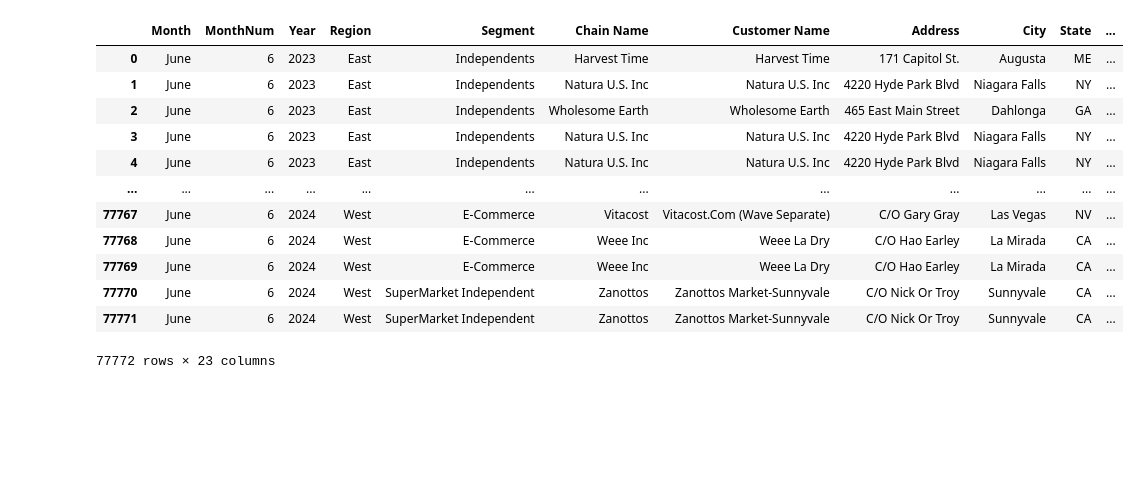
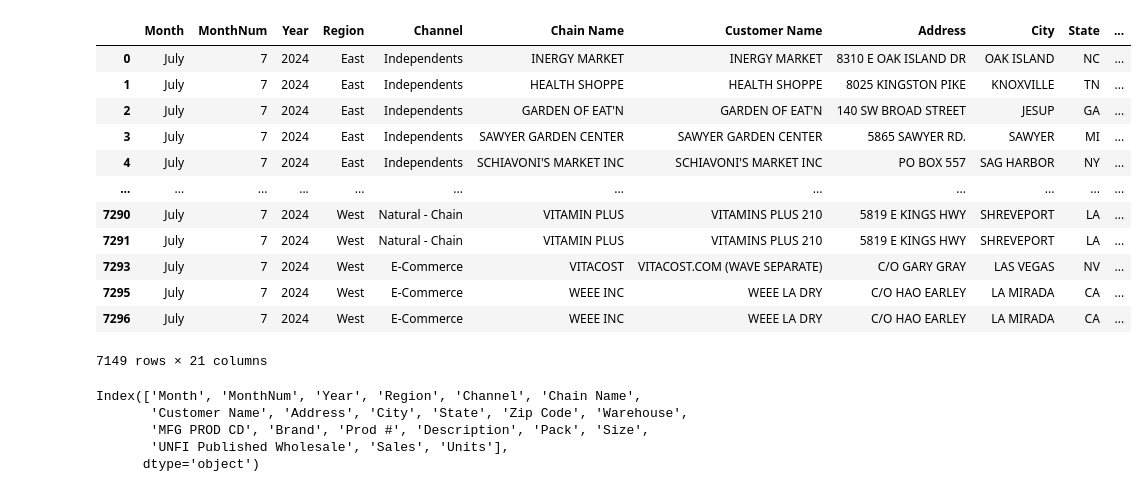
Before and after one commit to mikejackson35/unfi, a Jupyter notebook: clean_unfi_sbo.ipynb, the cells around one changed output. Cells and saved outputs as stored; diff of their text form; code cells hidden in the pictures; blank space fills up the shorter version.

```diff
--- a/clean_unfi_sbo.ipynb
+++ b/clean_unfi_sbo.ipynb
@@ -269,6 +269,42 @@ df['Month'] = 'June'
 jun24 = df[['Month','MonthNum','Year','Region', 'Channel', 'Chain Name','Customer Name', 'Address', 'City', 'State',
        'Zip Code', 'Warehouse', 'MFG PROD CD', 'Brand','Prod #', 'Description', 'Pack', 'Size',
        'UNFI Published Wholesale','Sales', 'Units']]
+# %%
+path = r"C:\Users\mikej\Downloads\unfi_july_2024.xlsx"
+
+use_cols = ['Region', 'Channel', 'Chain Name','Customer Name', 'Address', 'City', 'State',
+       'Zip Code', 'Warehouse', 'MFG PROD CD', 'Brand','Prod #', 'Description', 'Pack', 'Size',
+       'UNFI Published Wholesale','Sales', 'Units']
+
+df = pd.read_excel(path,skiprows=12, usecols=use_cols)
+df.dropna(subset=['Customer Name'], inplace=True)
+
+df['Chain Name'].fillna(df['Customer Name'], inplace=True)
+
+df['Year'] = 2024
+
+df['MonthNum'] = 7
+df['Month'] = 'July'
+
+jul24 = df[['Month','MonthNum','Year','Region', 'Channel', 'Chain Name','Customer Name', 'Address', 'City', 'State',
+       'Zip Code', 'Warehouse', 'MFG PROD CD', 'Brand','Prod #', 'Description', 'Pack', 'Size',
+       'UNFI Published Wholesale','Sales', 'Units']]
+# %%
+jul24
+# %% [output]
+|  | Month | MonthNum | Year | Region | Channel | Chain Name | Customer Name | Address | City | State | ... |
+| 0 | July | 7 | 2024 | East | Independents | INERGY MARKET | INERGY MARKET | 8310 E OAK ISLAND DR | OAK ISLAND | NC | ... |
+| 1 | July | 7 | 2024 | East | Independents | HEALTH SHOPPE | HEALTH SHOPPE | 8025 KINGSTON PIKE | KNOXVILLE | TN | ... |
+| 2 | July | 7 | 2024 | East | Independents | GARDEN OF EAT'N | GARDEN OF EAT'N | 140 SW BROAD STREET | JESUP | GA | ... |
+| 3 | July | 7 | 2024 | East | Independents | SAWYER GARDEN CENTER | SAWYER GARDEN CENTER | 5865 SAWYER RD. | SAWYER | MI | ... |
+| 4 | July | 7 | 2024 | East | Independents | SCHIAVONI'S MARKET INC | SCHIAVONI'S MARKET INC | PO BOX 557 | SAG HARBOR | NY | ... |
+| ... | ... | ... | ... | ... | ... | ... | ... | ... | ... | ... | ... |
+| 7290 | July | 7 | 2024 | West | Natural - Chain | VITAMIN PLUS | VITAMINS PLUS 210 | 5819 E KINGS HWY | SHREVEPORT | LA | ... |
+| 7291 | July | 7 | 2024 | West | Natural - Chain | VITAMIN PLUS | VITAMINS PLUS 210 | 5819 E KINGS HWY | SHREVEPORT | LA | ... |
+| 7293 | July | 7 | 2024 | West | E-Commerce | VITACOST | VITACOST.COM (WAVE SEPARATE) | C/O GARY GRAY | LAS VEGAS | NV | ... |
+| 7295 | July | 7 | 2024 | West | E-Commerce | WEEE INC | WEEE LA DRY | C/O HAO EARLEY | LA MIRADA | CA | ... |
+| 7296 | July | 7 | 2024 | West | E-Commerce | WEEE INC | WEEE LA DRY | C/O HAO EARLEY | LA MIRADA | CA | ... |
+7149 rows × 21 columns
 # %%
 # concat all
 
@@ -279,19 +315,11 @@ unfi_clean = pd.concat([jun23,jul23,aug23,sep23,
-# %%
-pd.read_excel(r"C:\Users\mikej\Desktop\unfi\unfi_clean.xlsx",index_col=False)
-# %% [output]
-|  | Month | MonthNum | Year | Region | Segment | Chain Name | Customer Name | Address | City | State | ... |
-| 0 | June | 6 | 2023 | East | Independents | Harvest Time | Harvest Time | 171 Capitol St. | Augusta | ME | ... |
-| 1 | June | 6 | 2023 | East | Independents | Natura U.S. Inc | Natura U.S. Inc | 4220 Hyde Park Blvd | Niagara Falls | NY | ... |
-| 2 | June | 6 | 2023 | East | Independents | Wholesome Earth | Wholesome Earth | 465 East Main Street | Dahlonga | GA | ... |
-| 3 | June | 6 | 2023 | East | Independents | Natura U.S. Inc | Natura U.S. Inc | 4220 Hyde Park Blvd | Niagara Falls | NY | ... |
-| 4 | June | 6 | 2023 | East | Independents | Natura U.S. Inc | Natura U.S. Inc | 4220 Hyde Park Blvd | Niagara Falls | NY | ... |
-| ... | ... | ... | ... | ... | ... | ... | ... | ... | ... | ... | ... |
-| 77767 | June | 6 | 2024 | West | E-Commerce | Vitacost | Vitacost.Com (Wave Separate) | C/O Gary Gray | Las Vegas | NV | ... |
-| 77768 | June | 6 | 2024 | West | E-Commerce | Weee Inc | Weee La Dry | C/O Hao Earley | La Mirada | CA | ... |
-| 77769 | June | 6 | 2024 | West | E-Commerce | Weee Inc | Weee La Dry | C/O Hao Earley | La Mirada | CA | ... |
-| 77770 | June | 6 | 2024 | West | SuperMarket Independent | Zanottos | Zanottos Market-Sunnyvale | C/O Nick Or Troy | Sunnyvale | CA | ... |
-| 77771 | June | 6 | 2024 | West | SuperMarket Independent | Zanottos | Zanottos Market-Sunnyvale | C/O Nick Or Troy | Sunnyvale | CA | ... |
-77772 rows × 23 columns
+# %%
+unfi_clean.columns
+# %% [output]
+Index(['Month', 'MonthNum', 'Year', 'Region', 'Channel', 'Chain Name',
+       'Customer Name', 'Address', 'City', 'State', 'Zip Code', 'Warehouse',
+       'MFG PROD CD', 'Brand', 'Prod #', 'Description', 'Pack', 'Size',
+       'UNFI Published Wholesale', 'Sales', 'Units'],
+      dtype='object')
 # %%
 # clean the Size column
 
```
Also changed, not shown: parts of 8 cells of this notebook, 5 other files.
